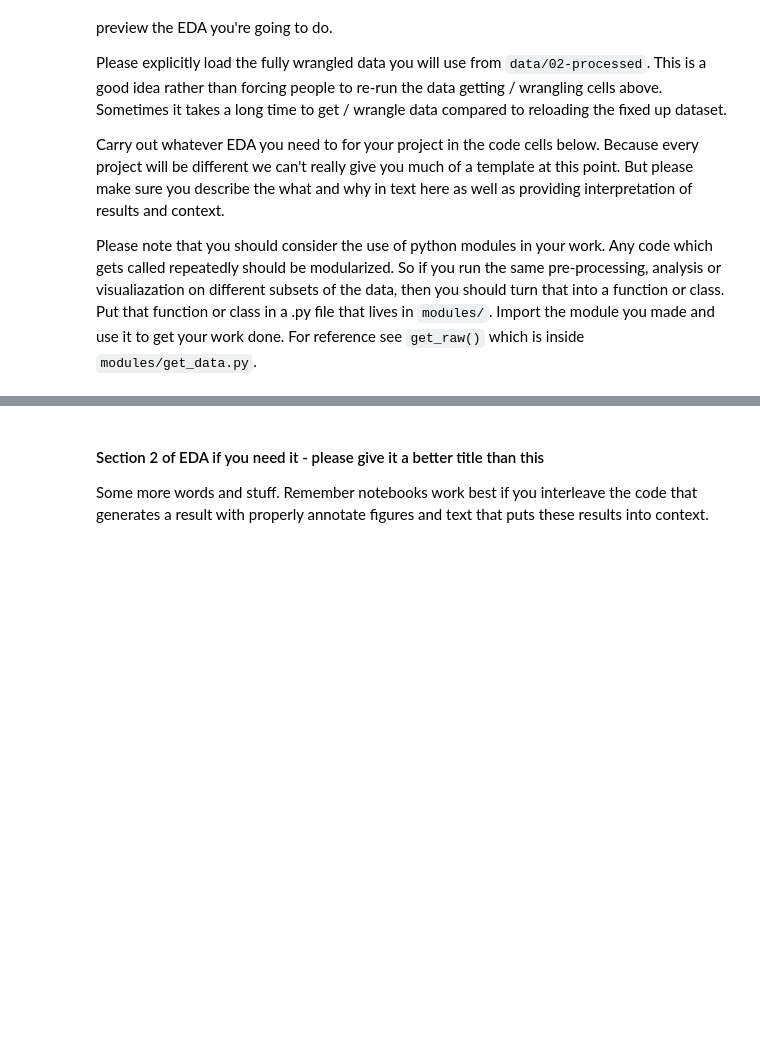
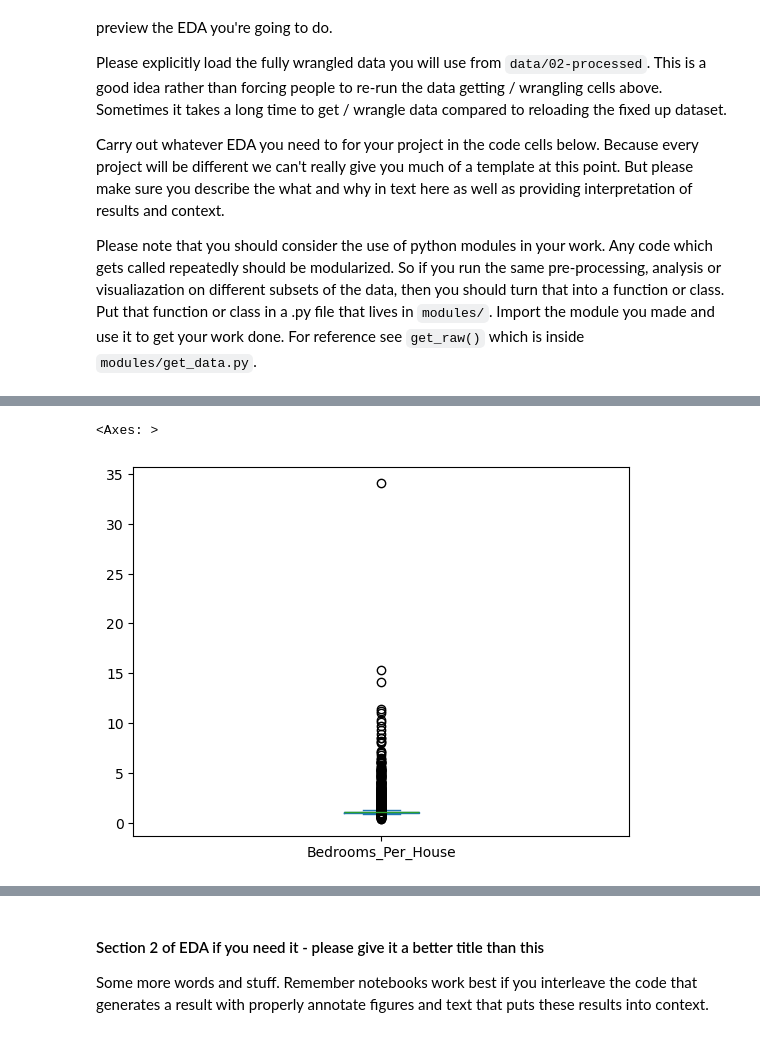
Before and after one commit to COGS108/Group091_WI26, a Jupyter notebook: 02-EDACheckpoint.ipynb, the cells around one changed output, grey strips where cells are left out. Cells and saved outputs as stored; diff of their text form; code cells hidden in the pictures; blank space fills up the shorter version.

```diff
--- a/02-EDACheckpoint.ipynb
+++ b/02-EDACheckpoint.ipynb
@@ -466,0 +487,5 @@ Some more words and stuff.  Remember notebooks work best if you interleave the c
+# %%
+houses["Bedrooms_Per_House"].plot(kind="box")
+# %% [output]
+<Axes: >
+[figure, added]
```
Also changed, not shown: parts of 18 cells of this notebook, 2 other files.
